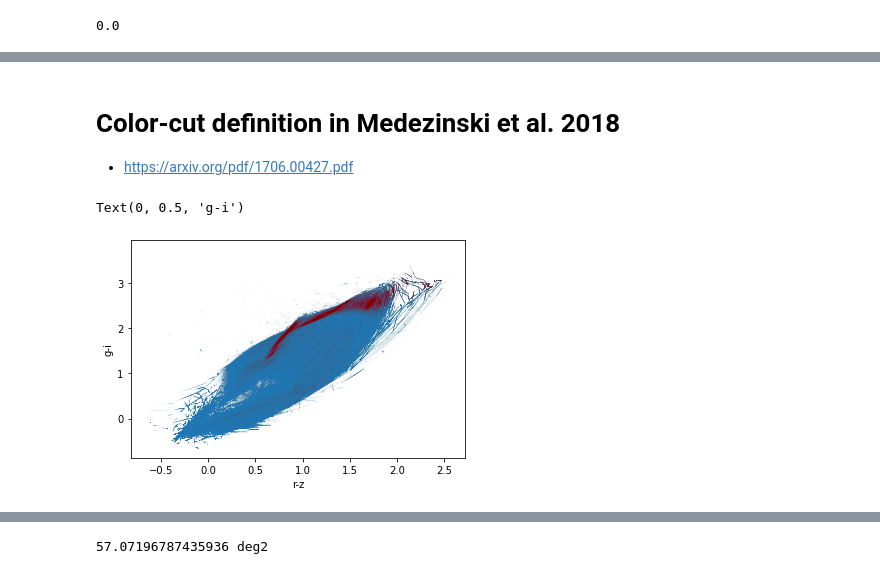
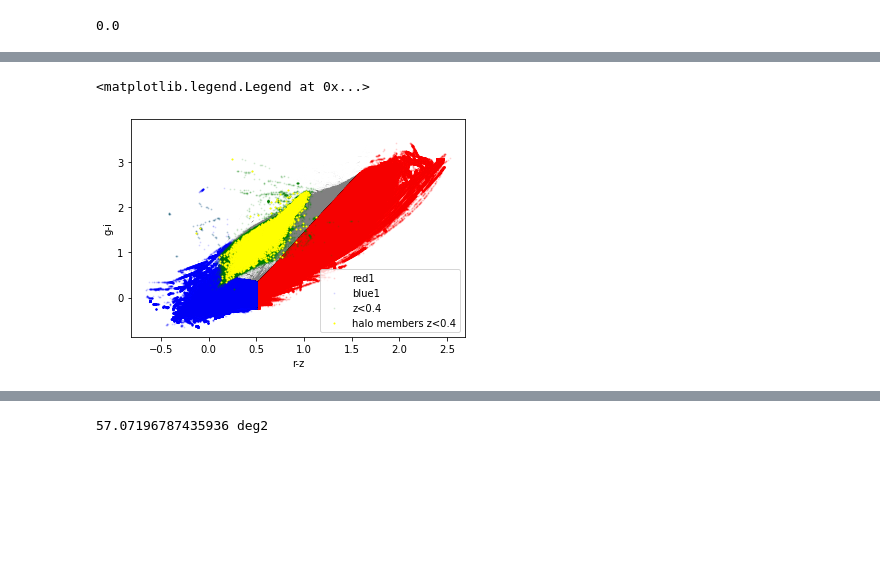
Before and after one commit to LSSTDESC/cluster_magnification, a Jupyter notebook: source_selection_DC2.ipynb, the cells around one changed output, grey strips where cells are left out. Drawn from its saved outputs; the diff is of its cells as text; code cells hidden in the pictures; blank space fills up the shorter version.

```diff
--- a/source_selection_DC2.ipynb
+++ b/source_selection_DC2.ipynb
@@ -26,3 +46,10 @@ gal_selection = extragalactic_cat.get_quantities(['is_central', 'halo_mass','mag
+# %%
+quantities = ['is_central', 'halo_mass','mag_u_lsst', 'mag_g_lsst', 'mag_r_lsst', 'mag_i_lsst', 'mag_z_lsst', 'mag_y_lsst', 'redshift','ra', 'dec']
+filters = ['redshift<10', 'mag_i_lsst<26.', 'halo_id>-1']
+#native_filters=[ 'healpix_pixel<10000']
+
+gal_selection = extragalactic_cat.get_quantities(quantities,\
+                                                 filters=filters)#,native_filters=native_filters)
 # %%
 gal_cat = Table(gal_selection)
 len(gal_cat)/1e6
@@ -308,3 +383,0 @@ Text(0, 0.5, 'g-i')
-# %%
-r_min_z = gal_cat['mag_r_lsst'] - gal_cat['mag_z_lsst']
-u_min_g = gal_cat['mag_u_lsst'] - gal_cat['mag_g_lsst']
@@ -320,12 +384,17 @@ Text(0, 0.5, 'u-g')
-# %% [markdown]
-# Color-cut definition in Medezinski et al. 2018
-- https://arxiv.org/pdf/1706.00427.pdf
+# %%
+zlow = gal_cat['redshift'] <0.4
 # %%
-plt.scatter(r_min_z, g_min_i, s = 0.1, alpha=0.01)
-plt.scatter(r_min_z[cluster_member], g_min_i[cluster_member], s = 0.1, c='red', alpha=0.01)
+plt.scatter(r_min_z, g_min_i, s = 0.1, alpha=0.01, color='grey')
+
+plt.scatter(r_min_z[sel_red1], g_min_i[sel_red1], s = 1, c='red', alpha=0.1, label='red1')
+plt.scatter(r_min_z[sel_blue1], g_min_i[sel_blue1], s = 1, c='blue', alpha=0.1, label='blue1')
+
+plt.scatter(r_min_z[zlow],g_min_i[zlow], s = 1, c='green', alpha=0.1, label='z<0.4')
+plt.scatter(r_min_z[zlow*cluster_member],g_min_i[zlow*cluster_member], s = 1, c='yellow', label='halo members z<0.4')
 
 plt.xlabel('r-z')
 plt.ylabel('g-i')
+plt.legend(loc='lower right')
 # %% [output]
-Text(0, 0.5, 'g-i')
+<matplotlib.legend.Legend at 0x...>
-[figure, old version]
+[figure, new version]
```
Also changed, not shown: parts of 130 cells of this notebook, 8 other files.
